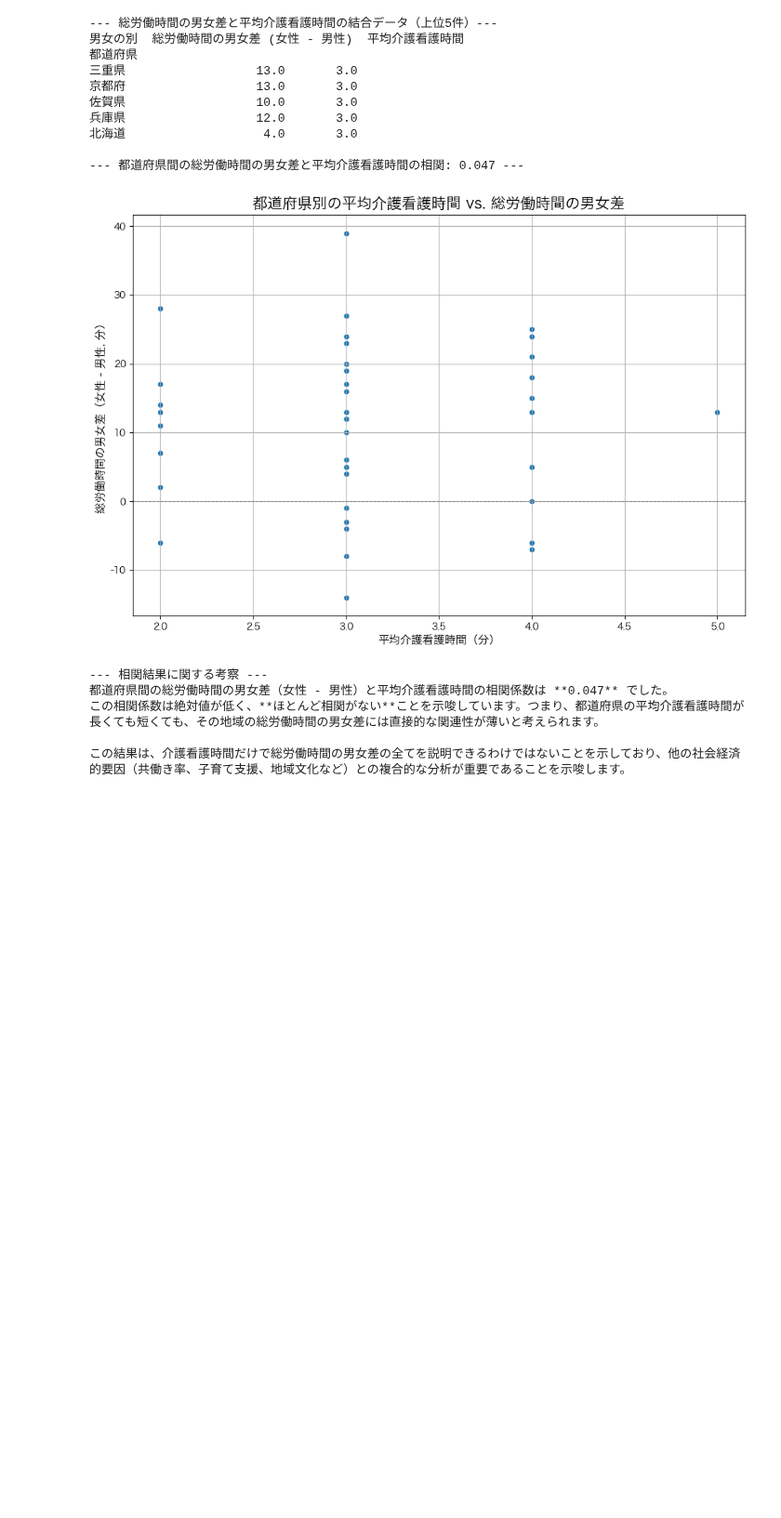
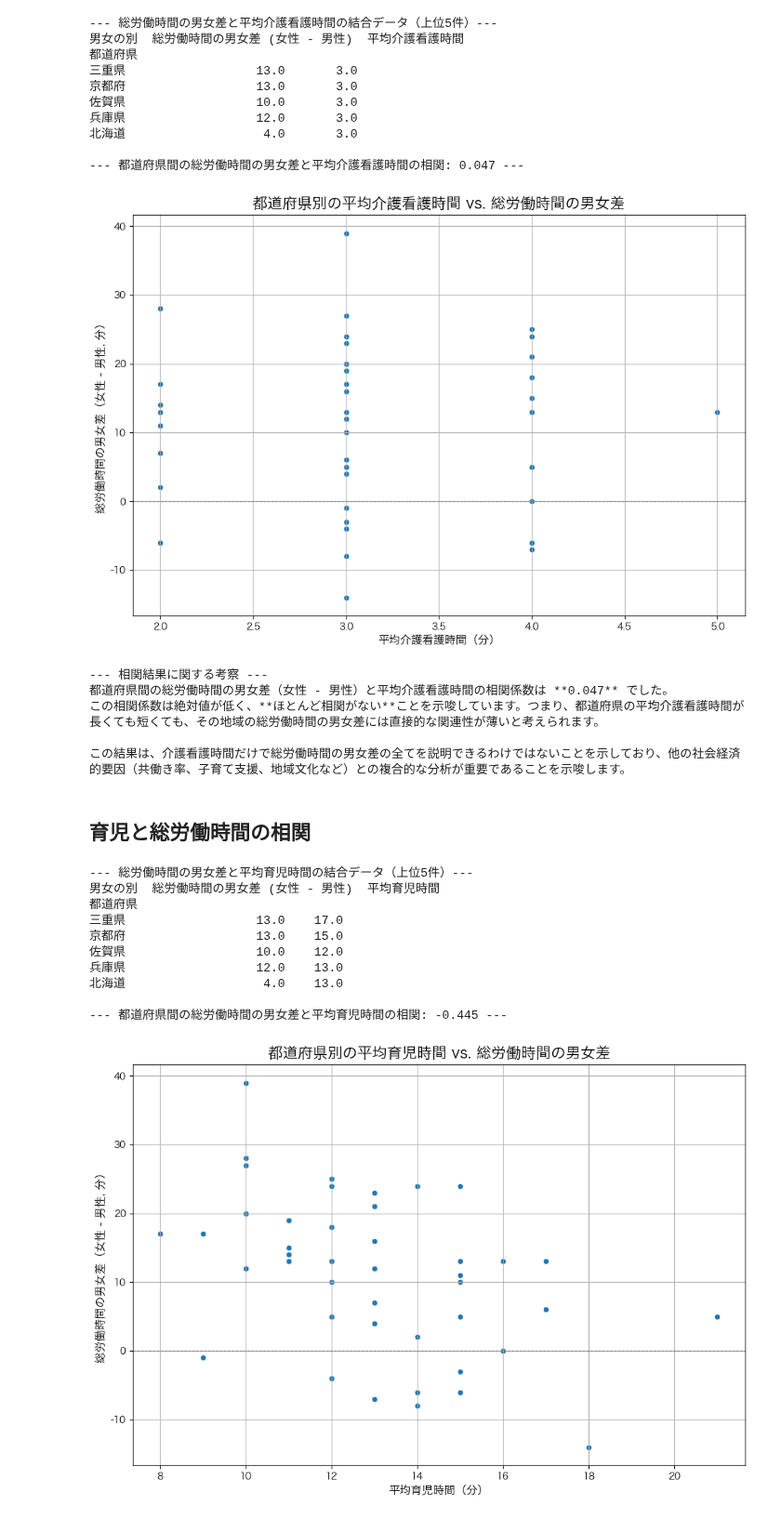
Before and after one commit to 3241Kanaha/statistics-2025, a Jupyter notebook: gende_prefecture.ipynb, the cells around one changed output. Shown at 93% size. Cells and saved outputs as stored; diff of their text form; code cells hidden in the pictures; blank space fills up the shorter version.

```diff
--- a/gende_prefecture.ipynb
+++ b/gende_prefecture.ipynb
@@ -808,3 +808,81 @@ print("\nこの結果は、介護看護時間だけで総労働時間の男女
 この相関係数は絶対値が低く、**ほとんど相関がない**ことを示唆しています。つまり、都道府県の平均介護看護時間が長くても短くても、その地域の総労働時間の男女差には直接的な関連性が薄いと考えられます。
 
 この結果は、介護看護時間だけで総労働時間の男女差の全てを説明できるわけではないことを示しており、他の社会経済的要因（共働き率、子育て支援、地域文化など）との複合的な分析が重要であることを示唆します。
+# %% [markdown]
+## 育児と総労働時間の相関
+# %%
+# --- 育児時間データの準備 ---
+# 「育児」という列名が存在することを仮定します。
+# もしKeyErrorが発生した場合は、実際の列名を確認して修正してください。
+df_childcare_selected = df[['男女の別', '都道府県', '育児']].copy()
+df_childcare_selected['育児'] = pd.to_numeric(df_childcare_selected['育児'], errors='coerce')
+
+# 都道府県ごとの総数（平均）の育児時間を取得
+pivot_df_childcare_time = df_childcare_selected.pivot_table(index='都道府県', columns='男女の別', values='育児', aggfunc='mean')
+# '0_総数'が育児時間の全体平均を表すと仮定
+df_childcare_avg = pivot_df_childcare_time[['0_総数']].copy()
+df_childcare_avg.rename(columns={'0_総数': '平均育児時間'}, inplace=True)
+
+# 「全国」のデータは除外
+if '全国' in df_childcare_avg.index:
+    df_childcare_avg = df_childcare_avg.drop('全国')
+df_childcare_avg.dropna(inplace=True)
+
+
+# --- 総労働時間の男女差と育児時間の相関を計算 ---
+df_correlation_data_childcare = pd.merge(
+    df_total_time_calc[['総労働時間の男女差 (女性 - 男性)']],
+    df_childcare_avg,
+    left_index=True,
+    right_index=True,
+    how='inner'
+)
+df_correlation_data_childcare.dropna(inplace=True) # 結合後もNaNがあれば削除
+
+correlation_childcare_gendertime_diff = df_correlation_data_childcare['総労働時間の男女差 (女性 - 男性)'].corr(df_correlation_data_childcare['平均育児時間'])
+
+print("--- 総労働時間の男女差と平均育児時間の結合データ（上位5件）---")
+print(df_correlation_data_childcare.head())
+
+print(f"\n--- 都道府県間の総労働時間の男女差と平均育児時間の相関: {correlation_childcare_gendertime_diff:.3f} ---")
+
+# --- 可視化（散布図） ---
+plt.figure(figsize=(10, 7))
+sns.scatterplot(
+    x='平均育児時間',
+    y='総労働時間の男女差 (女性 - 男性)',
+    data=df_correlation_data_childcare
+)
+plt.title('都道府県別の平均育児時間 vs. 総労働時間の男女差', fontsize=16)
+plt.xlabel('平均育児時間（分）', fontsize=12)
+plt.ylabel('総労働時間の男女差（女性 - 男性, 分）', fontsize=12)
+plt.grid(True)
+plt.axhline(0, color='gray', linestyle='--', linewidth=0.8) # 差が0のライン
+plt.tight_layout()
+plt.show()
+
+print("\n--- 相関結果に関する考察 ---")
+print(f"都道府県間の総労働時間の男女差（女性 - 男性）と平均育児時間の相関係数は **{correlation_childcare_gendertime_diff:.3f}** でした。")
+
+if abs(correlation_childcare_gendertime_diff) < 0.2:
+    print("この相関係数は絶対値が低く、**ほとんど相関がない**ことを示唆しています。つまり、都道府県の平均育児時間が長くても短くても、その地域の総労働時間の男女差には直接的な関連性が薄いと考えられます。")
+elif correlation_childcare_gendertime_diff > 0:
+    print(f"この相関係数は正の値であり、中程度の正の相関（{correlation_childcare_gendertime_diff:.3f}）を示唆します。これは、**平均育児時間が長い都道府県ほど、総労働時間の男女差（女性の負担が大きい）も大きい傾向にある**ことを意味します。")
+    print("育児時間が長いことが、特に女性の総労働時間負担を増やし、結果として総労働時間の男女差を広げている可能性があります。")
+else: # correlation_childcare_gendertime_diff < 0
+    print(f"この相関係数は負の値であり、中程度の負の相関（{correlation_childcare_gendertime_diff:.3f}）を示唆します。これは、**平均育児時間が長い都道府県ほど、総労働時間の男女差（女性の負担が大きい）が小さい傾向にある**ことを意味します。")
+    print("これは、育児時間が長い地域では、男性の育児参加が進んでいる、あるいは外部サービスや家族内の協力体制が充実している可能性を示唆します。")
+
+print("\nこの結果は、育児時間だけで総労働時間の男女差の全てを説明できるわけではないことを示しており、他の社会経済的要因（共働き率、子育て支援、地域文化など）との複合的な分析が重要であることを示唆します。")
+# %% [output]
+--- 総労働時間の男女差と平均育児時間の結合データ（上位5件）---
+男女の別  総労働時間の男女差 (女性 - 男性)  平均育児時間
+都道府県
+三重県                  13.0    17.0
+京都府                  13.0    15.0
+佐賀県                  10.0    12.0
+兵庫県                  12.0    13.0
+北海道                   4.0    13.0
+
+--- 都道府県間の総労働時間の男女差と平均育児時間の相関: -0.445 ---
+[figure, added]
```
Also changed, not shown: parts of 1 cell of this notebook.
